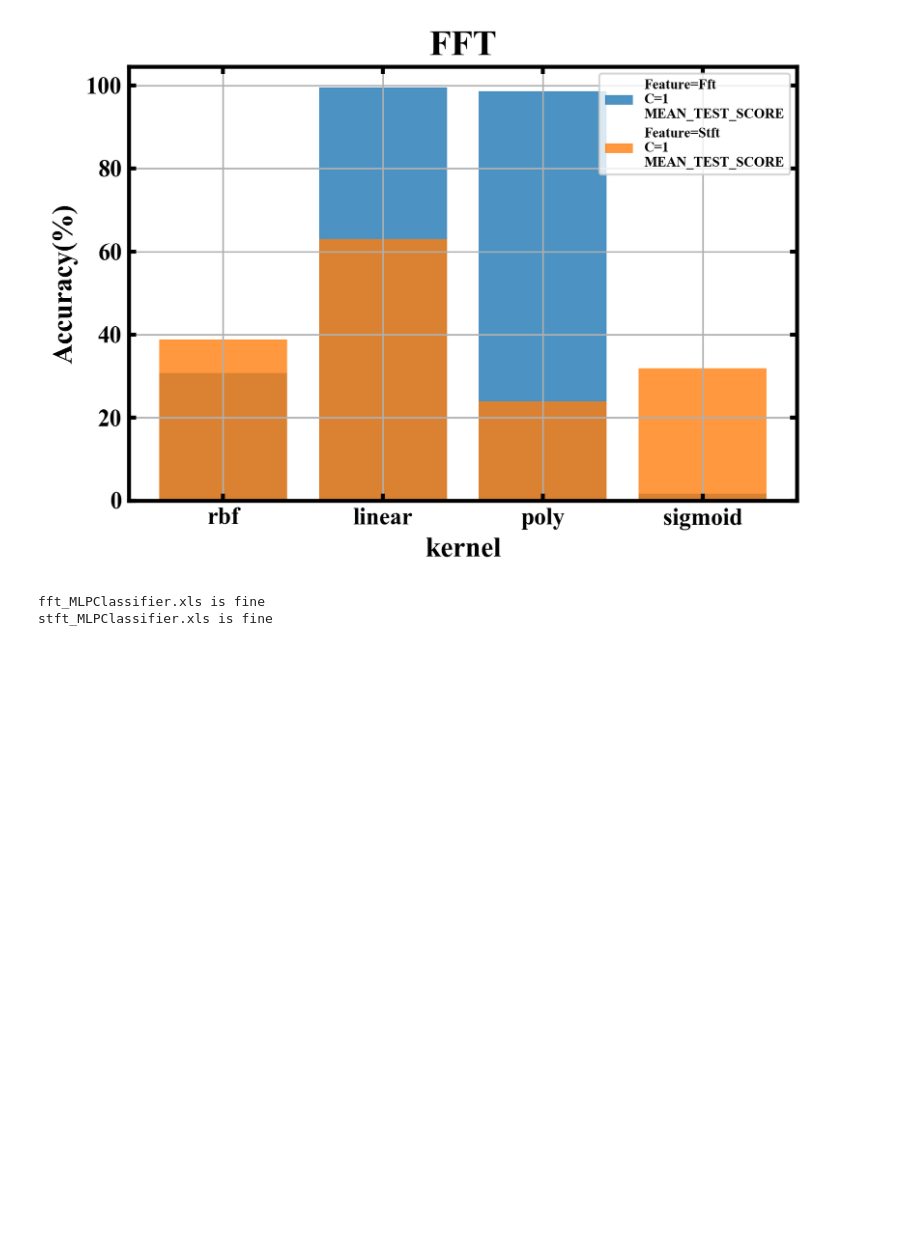
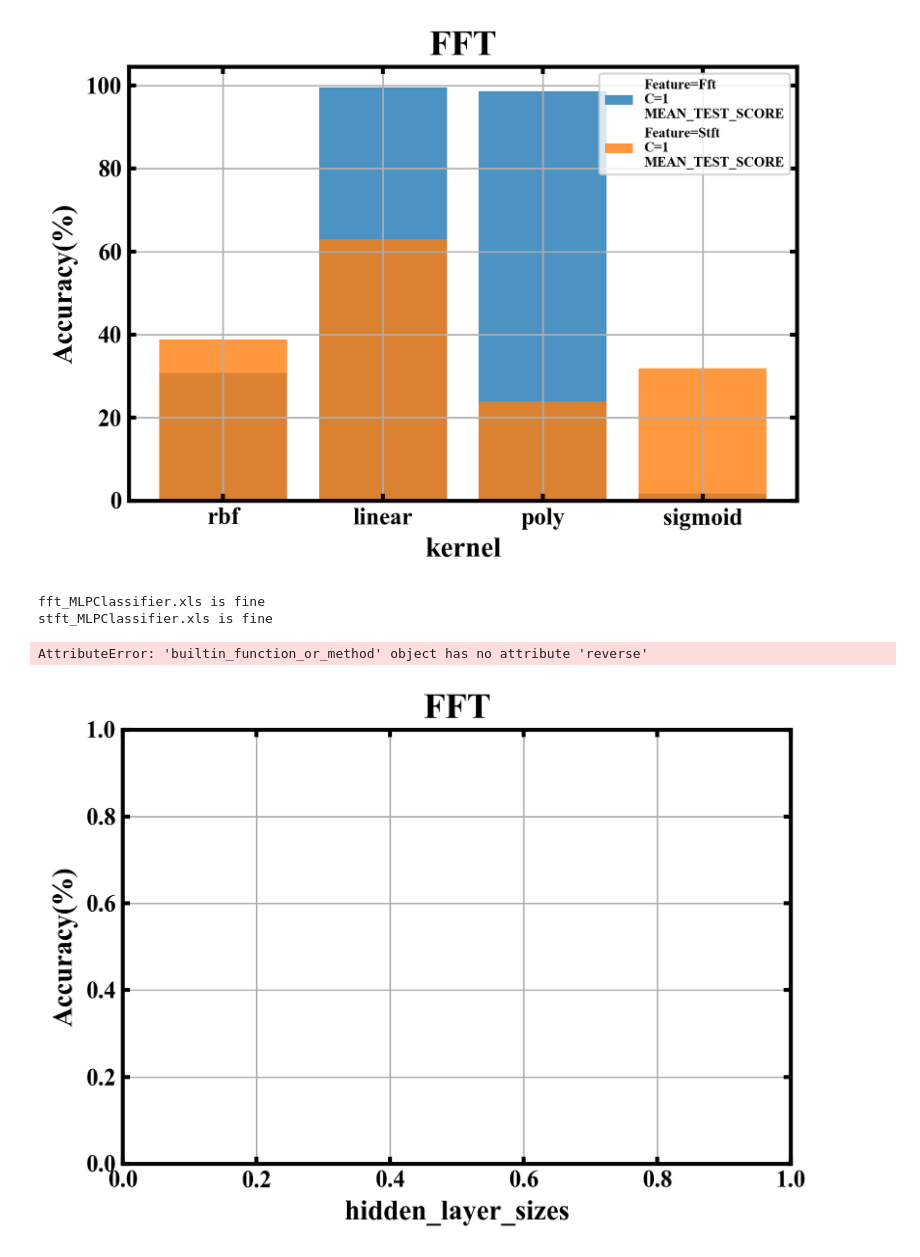
Before and after one commit to Time-Magic/Traning_code, a Jupyter notebook: CaseWesternReserveUniversityData/Question3.ipynb, the cells around one changed output. Saved outputs shown, nothing was run; the diff lists cells and outputs as text; code cells hidden in the pictures; blank space fills up the shorter version.

```diff
--- a/CaseWesternReserveUniversityData/Question3.ipynb
+++ b/CaseWesternReserveUniversityData/Question3.ipynb
@@ -444,30 +444,33 @@ stft_MLPClassifier.xls is fine
 # %%
 '''多层感知机性能绘图'''
 from likefunctions_boston import plotlikeconfig
 from MNIST_HELLOWORLD.likedigitclass import linedata
 from matplotlib import pyplot as plt
 import numpy as np
 from matplotlib import cm
 xlabel='hidden_layer_sizes'
 plotlikeconfig(xlabel=xlabel,ylabel='Accuracy(%)',title='FFT',dpi=300)
 plt.grid()
 name='fft'
 C=['relu','tanh','identity','logistic']
 for i in C:
     x,y,label_temp=linedata(name=name+'MLPClassifier',xlabel=xlabel,const_param1='activation',paramvalue1=i,const_param2='activation',
             paramvalue2=i,target='mean_train_score')
     label_temp=label_temp.split('\n')
     label_temp[0]='Feature='+i.capitalize()
     label_temp=label_temp[0]+'\n'+label_temp[1]+'\n'+label_temp[2]
-    xx=range(len(x))
+    xx=range(2,7)
     # plt.plot(x,y*100,label=label_temp)
     x,y,label_temp=linedata(name=name+'MLPClassifier',xlabel=xlabel,const_param1='activation',paramvalue1=i,const_param2='activation',
             paramvalue2=i,target='mean_test_score')
     label_temp=label_temp.split('\n')
     label_temp[0]='Feature='+i.capitalize()
     label_temp=label_temp[0]+'\n'+label_temp[1]+'\n'+label_temp[2]
-    plt.plot(x,y*100,label=label_temp)
+    plt.plot(xx,(np.array(y)*100).tolist.reverse(),label=label_temp)
 xx=range(len(x))
 # plt.xlim(min(xx),max(xx))
-plt.legend(loc='lower right',fontsize=7)
+plt.legend(loc='lower left',fontsize=7)
 plt.show()
+# %% [output]
+AttributeError: 'builtin_function_or_method' object has no attribute 'reverse'
+[figure, added]
```
Also changed, not shown: parts of 1 cell of this notebook, 23 other files.
